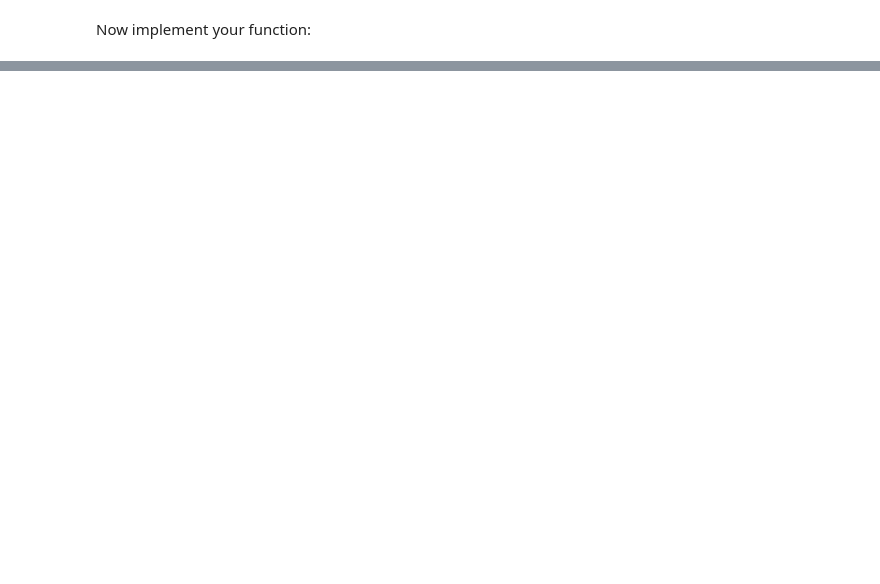
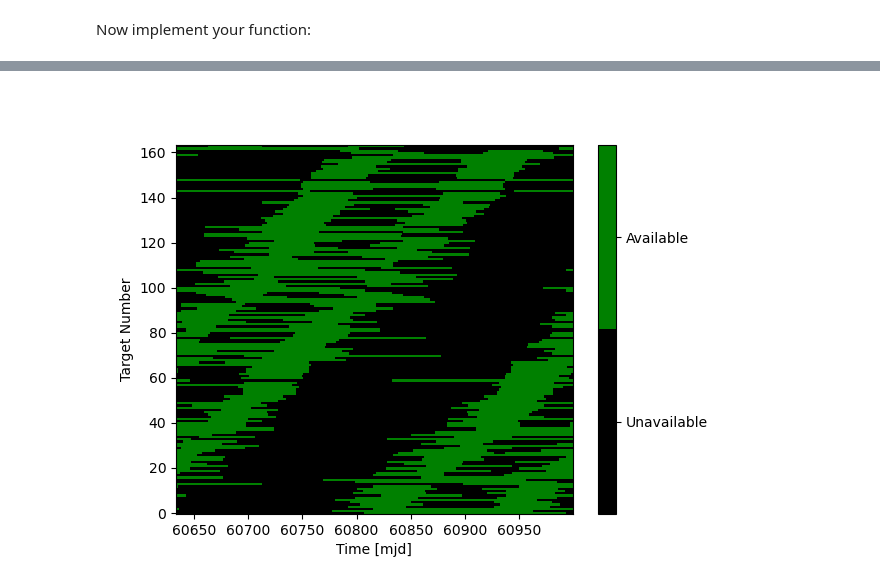
Before and after one commit to dsavransky/SSWYieldModelingTutorial, a Jupyter notebook: Notebooks/SSW2024_YieldModelingTutorial1.ipynb, the cells around one changed output, grey strips where cells are left out. Cells and saved outputs as stored; diff of their text form; code cells hidden in the pictures; blank space fills up the shorter version.

Commit message:
adding final package reqs to setup, adding HWO mission star data files, and finishing the tutorial.

```diff
--- a/Notebooks/SSW2024_YieldModelingTutorial1.ipynb
+++ b/Notebooks/SSW2024_YieldModelingTutorial1.ipynb
@@ -1018,0 +1128,3 @@ C_p, C_b, M = Cp_Cb_M(static_params, coronagraph, target)
+# %%
+targets = SSWYieldModelingTutorial.load_HWO_MissionStars()
+targets
@@ -1018,0 +1147,17 @@ C_p, C_b, M = Cp_Cb_M(static_params, coronagraph, target)
+# %%
+# get pre-computed completeness grid
+Cpdf, sax, dMagax = SSWYieldModelingTutorial.load_precomputed_completeness()
+
+# get target parameters
+dist = targets['sy_dist'].values # distances in parsecs
+lum = 10**targets['st_lum'].values # luminosities (original in log10(L_sun))
+
+# IWA/OWA:
+IWA = 0.075 #arcseconds
+OWA = 2 #arcseconds
+projIWA = IWA*dist
+projOWA = OWA*dist
+
+# compute completenesses
+comps = SSWYieldModelingTutorial.calc_completeness(Cpdf, sax, dMagax, projIWA, projOWA, 25,lum)
+print(comps.min(),comps.max(), comps.mean())
@@ -1018,0 +1236,24 @@ C_p, C_b, M = Cp_Cb_M(static_params, coronagraph, target)
+# %%
+# load the keepout map
+# koTimes will be an array of times corresponding to the columns of the keepout map
+# koMap will have rows of target availability and columns of time:
+# True values mean that a target can be observed and False means that it can't
+# targNames will be an array of target names in the same order as the rows of koMap
+# this should also be the order of the target list we loaded above
+koTimes, koMap, targNames = SSWYieldModelingTutorial.load_HWO_MissionStars_koMap()
+
+# plot the results
+fig8, ax8 = plt.subplots(1, 1)
+cmap = matplotlib.colors.ListedColormap(["black", "green"])
+p = ax8.pcolor(
+    koTimes.value,
+    np.arange(len(targNames)),
+    koMap,
+    cmap=cmap,
+)
+ax8.set_ylabel("Target Number")
+ax8.set_xlabel(f"Time [{koTimes.format}]")
+cbar = plt.colorbar(p,ticks=[0.25, 0.75], drawedges=True)
+cbar.ax.set_yticklabels(["Unavailable", "Available"]);
+# %% [output]
+[figure, added]
```
Also changed, not shown: parts of 41 cells of this notebook, 5 other files.
